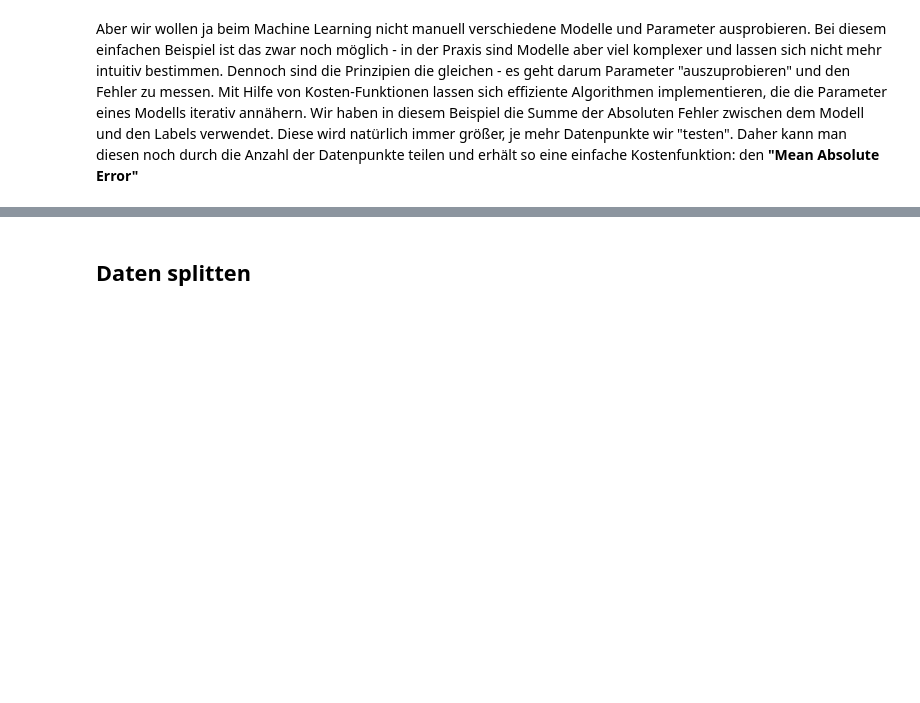
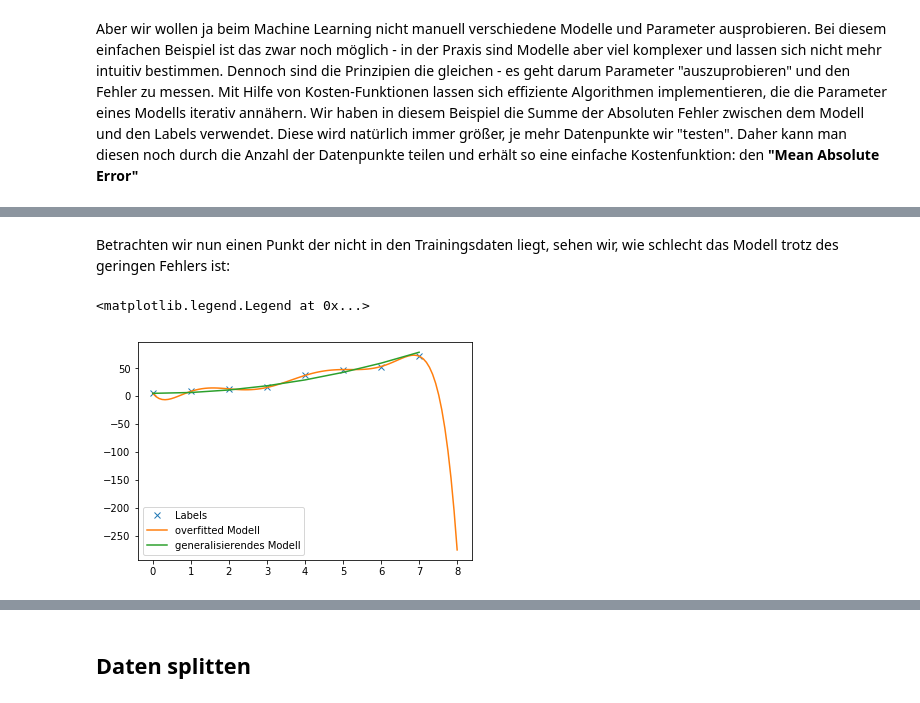
Before and after one commit to codecentric/codecentric.AI-bootcamp, a Jupyter notebook: notebooks/ml_basics/praxis_machine_learning_basics.ipynb, the cells around one changed output, grey strips where cells are left out. Saved outputs shown, nothing was run; the diff lists cells and outputs as text; code cells hidden in the pictures; blank space fills up the shorter version.

```diff
--- a/notebooks/ml_basics/praxis_machine_learning_basics.ipynb
+++ b/notebooks/ml_basics/praxis_machine_learning_basics.ipynb
@@ -151,0 +208,12 @@ print(MAE_modell_1, MAE_modell_2)
+# %% [markdown]
+Betrachten wir nun einen Punkt der nicht in den Trainingsdaten liegt, sehen wir, wie schlecht das Modell trotz des geringen Fehlers ist:
+# %%
+# wir erzeugen nochmal Daten, gehen aber über die Trainingsdaten hinaus (+1)
+x_poly = np.linspace(x[0], x[-1] + 1, 100)
+y_poly = f_poly(x_poly)
+plt.plot(x, y, 'x', x_poly, y_poly)
+plt.plot(daten[:, 1])
+plt.legend(["Labels", "overfitted Modell", "generalisierendes Modell"])
+# %% [output]
+<matplotlib.legend.Legend at 0x...>
+[figure, added]
```
Also changed, not shown: parts of 28 cells of this notebook.
